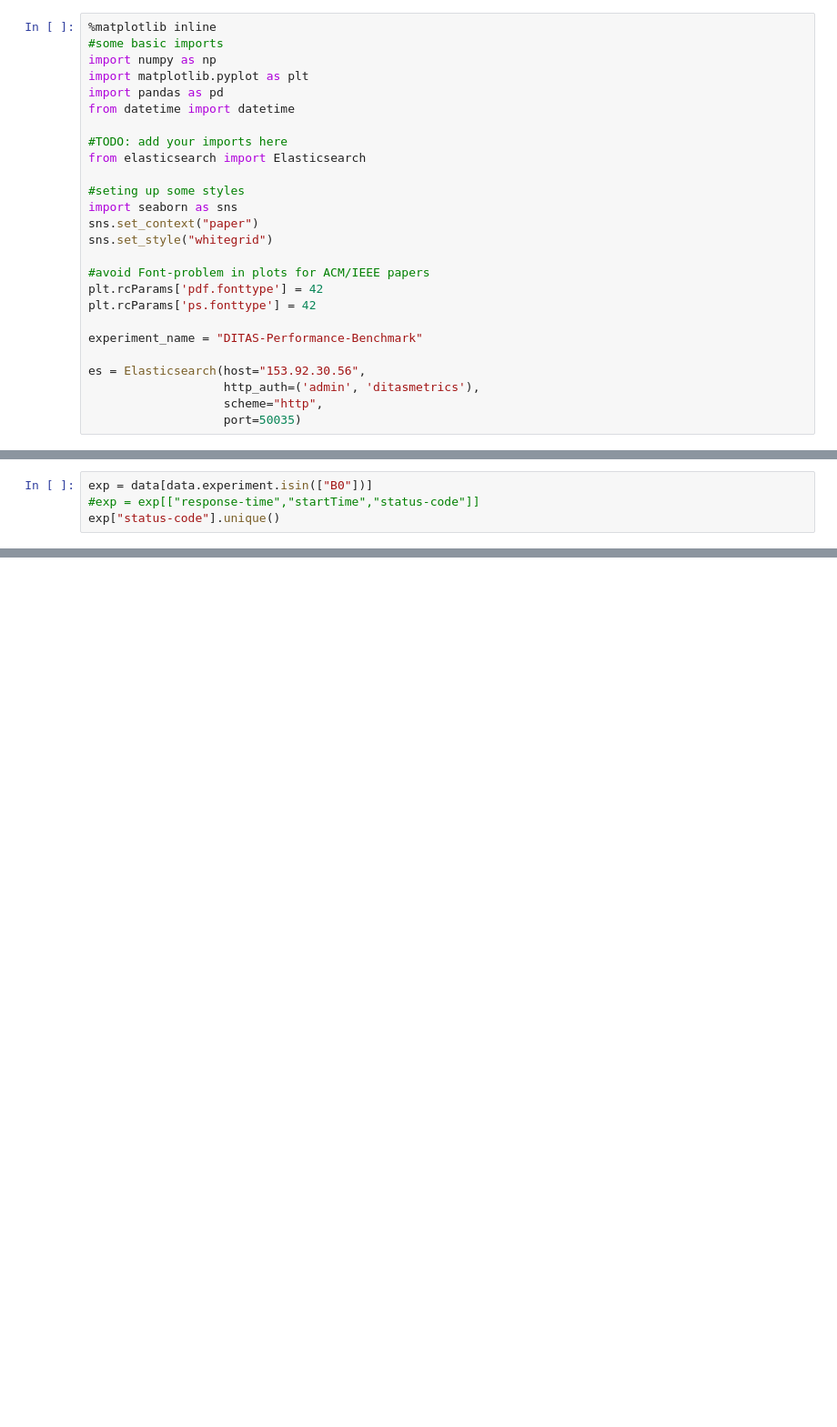
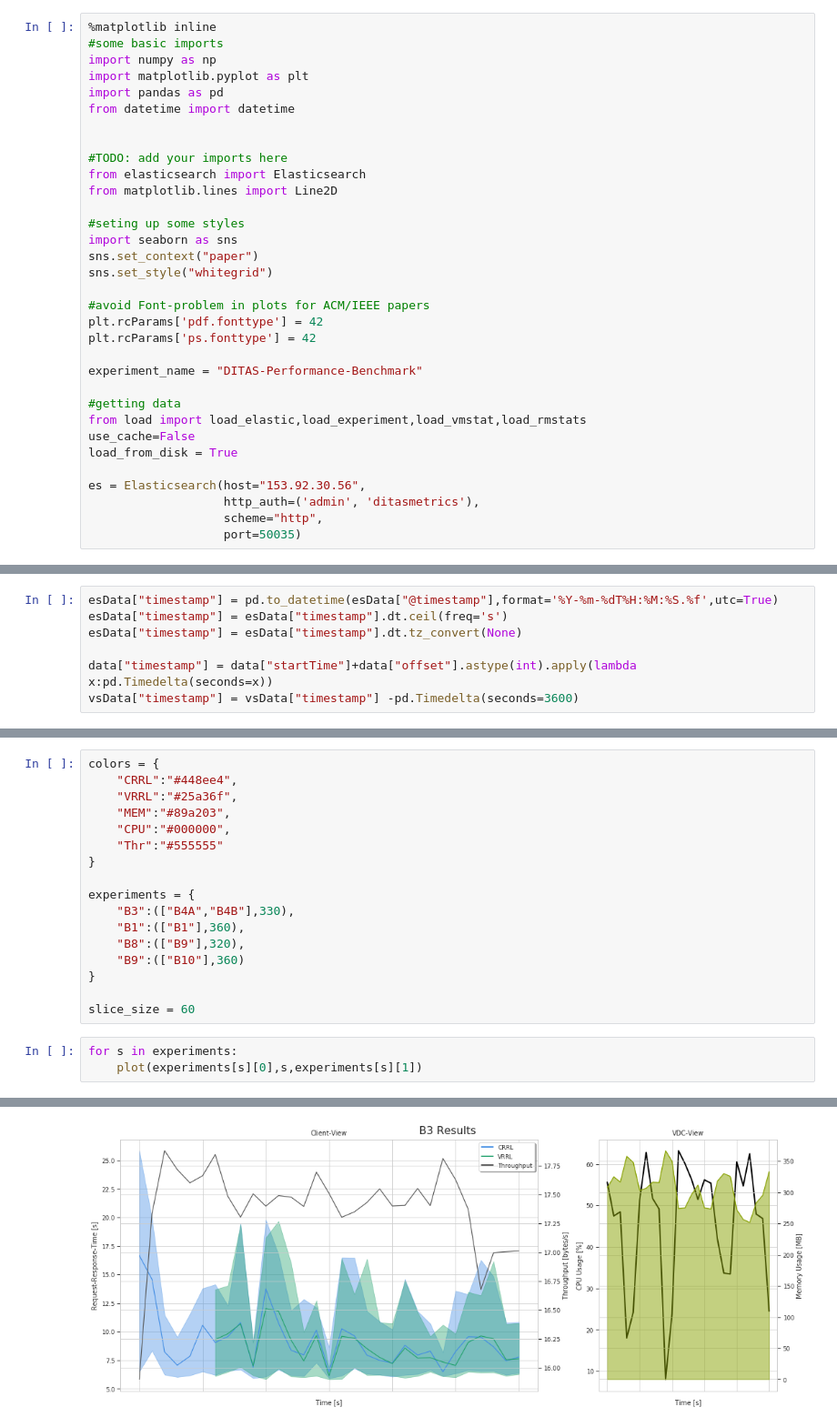
Before and after one commit to DITAS-Project/benchmarks, a Jupyter notebook: Analytics.ipynb, the cells around one changed output, grey strips where cells are left out. Shown: that part at 91% size. Cells and saved outputs as stored; diff of their text form; blank space fills up the shorter version.

```diff
--- a/Analytics.ipynb
+++ b/Analytics.ipynb
@@ -6,8 +6,10 @@ import matplotlib.pyplot as plt
 import pandas as pd
 from datetime import datetime
 
+
 #TODO: add your imports here
 from elasticsearch import Elasticsearch
+from matplotlib.lines import Line2D
 
 #seting up some styles
 import seaborn as sns
@@ -20,6 +22,11 @@ plt.rcParams['ps.fonttype'] = 42
 
 experiment_name = "DITAS-Performance-Benchmark"
 
+#getting data
+from load import load_elastic,load_experiment,load_vmstat,load_rmstats
+use_cache=False
+load_from_disk = True
+
 es = Elasticsearch(host="153.92.30.56",
                    http_auth=('admin', 'ditasmetrics'),
                    scheme="http",
@@ -47,4 +49,0 @@ array(['B0', 'B1', 'B4B', 'B4A', 'B9'], dtype=object)
-# %%
-exp = data[data.experiment.isin(["B0"])]
-#exp = exp[["response-time","startTime","status-code"]]
-exp["status-code"].unique()
@@ -79,0 +50,7 @@ plt.savefig("images/{filename}.pdf", bbox_inches="tight")
+# %%
+esData["timestamp"] = pd.to_datetime(esData["@timestamp"],format='%Y-%m-%dT%H:%M:%S.%f',utc=True)
+esData["timestamp"] = esData["timestamp"].dt.ceil(freq='s')
+esData["timestamp"] = esData["timestamp"].dt.tz_convert(None)
+
+data["timestamp"] = data["startTime"]+data["offset"].astype(int).apply(lambda x:pd.Timedelta(seconds=x))
+vsData["timestamp"] = vsData["timestamp"] -pd.Timedelta(seconds=3600)
@@ -79,0 +129,21 @@ plt.savefig("images/{filename}.pdf", bbox_inches="tight")
+# %%
+colors = {
+    "CRRL":"#448ee4",
+    "VRRL":"#25a36f",
+    "MEM":"#89a203",
+    "CPU":"#000000",
+    "Thr":"#555555"
+}
+
+experiments = {
+    "B3":(["B4A","B4B"],330),
+    "B1":(["B1"],360),
+    "B8":(["B9"],320),
+    "B9":(["B10"],360)
+}
+
+slice_size = 60
+# %%
+for s in experiments:
+    plot(experiments[s][0],s,experiments[s][1])
+# %% [output]
@@ -79,0 +154 @@ plt.savefig("images/{filename}.pdf", bbox_inches="tight")
+[figure, added]
```
Also changed, not shown: parts of 12 cells of this notebook, 27 other files.
